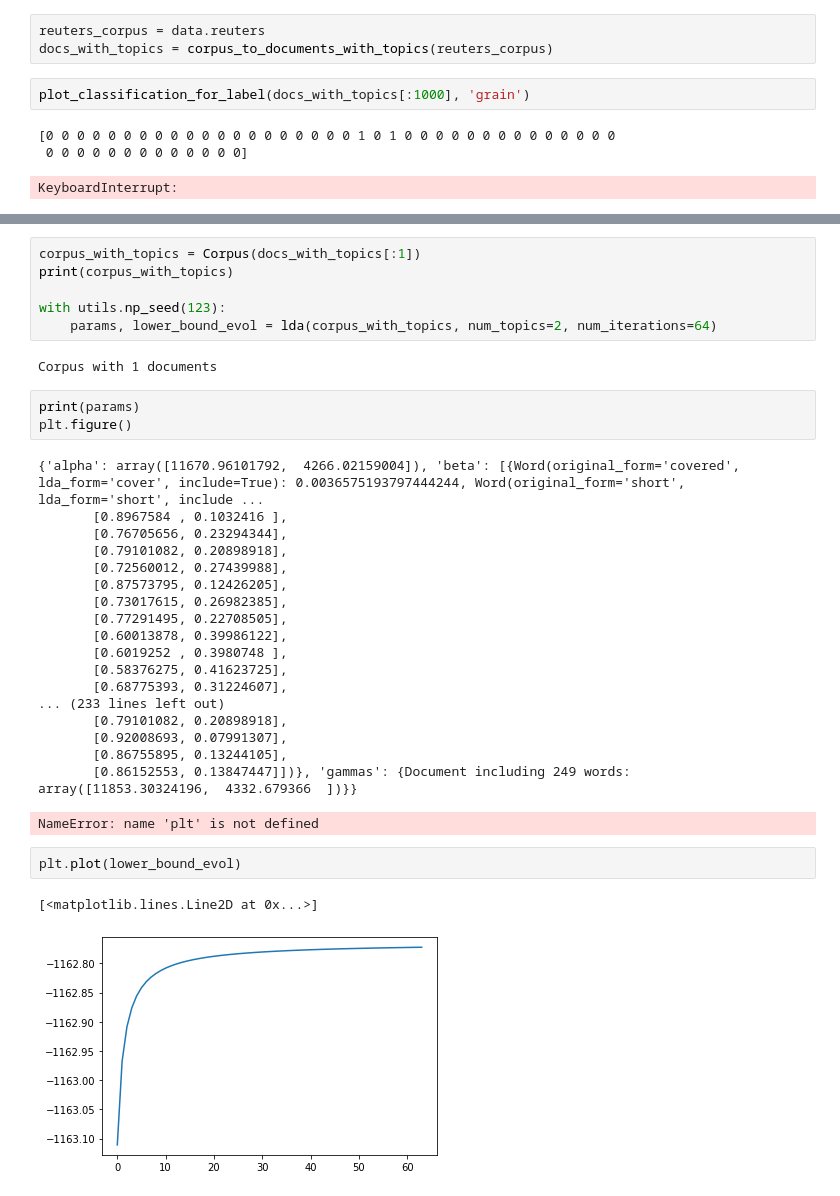
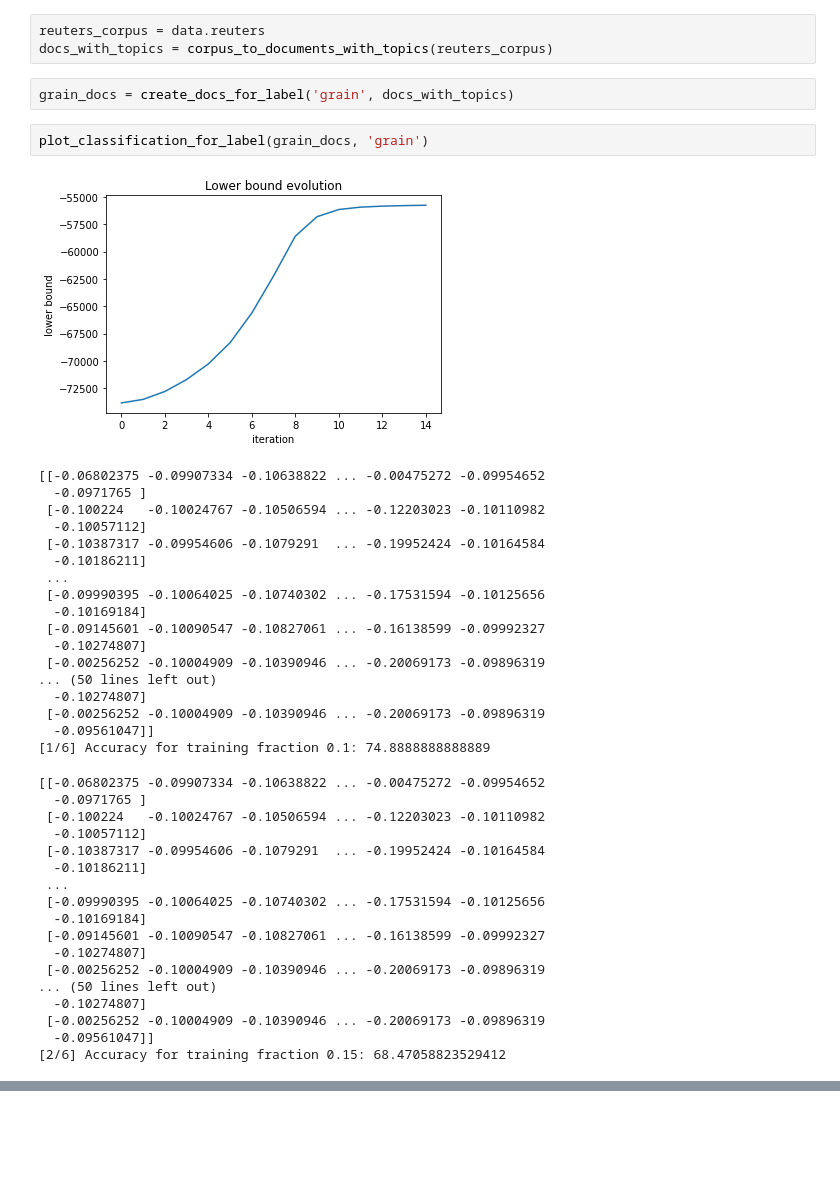
Before and after one commit to annasanchez27/DD2434-advanced-ml, a Jupyter notebook: experiments/classification.ipynb, the cells around one changed output, grey strips where cells are left out. Drawn from its saved outputs; the diff is of its cells as text; blank space fills up the shorter version.

Commit message:
use lda in classification

```diff
--- a/experiments/classification.ipynb
+++ b/experiments/classification.ipynb
@@ -9,9 +10,43 @@ import matplotlib.pyplot as plt
 # %%
 reuters_corpus = data.reuters
 docs_with_topics = corpus_to_documents_with_topics(reuters_corpus)
+# %%
+grain_docs = create_docs_for_label('grain', docs_with_topics)
 # %%
-plot_classification_for_label(docs_with_topics[:1000], 'grain')
+plot_classification_for_label(grain_docs, 'grain')
 # %% [output]
+[figure, added]
-[0 0 0 0 0 0 0 0 0 0 0 0 0 0 0 0 0 0 0 0 1 0 1 0 0 0 0 0 0 0 0 0 0 0 0 0 0
- 0 0 0 0 0 0 0 0 0 0 0 0 0]
+[[-0.06802375 -0.09907334 -0.10638822 ... -0.00475272 -0.09954652
+  -0.0971765 ]
+ [-0.100224   -0.10024767 -0.10506594 ... -0.12203023 -0.10110982
+  -0.10057112]
+ [-0.10387317 -0.09954606 -0.1079291  ... -0.19952424 -0.10164584
+  -0.10186211]
+ ...
+ [-0.09990395 -0.10064025 -0.10740302 ... -0.17531594 -0.10125656
+  -0.10169184]
+ [-0.09145601 -0.10090547 -0.10827061 ... -0.16138599 -0.09992327
+  -0.10274807]
+ [-0.00256252 -0.10004909 -0.10390946 ... -0.20069173 -0.09896319
+... (50 lines left out)
+  -0.10274807]
+ [-0.00256252 -0.10004909 -0.10390946 ... -0.20069173 -0.09896319
+  -0.09561047]]
+[1/6] Accuracy for training fraction 0.1: 74.8888888888889
-KeyboardInterrupt:
+[[-0.06802375 -0.09907334 -0.10638822 ... -0.00475272 -0.09954652
+  -0.0971765 ]
+ [-0.100224   -0.10024767 -0.10506594 ... -0.12203023 -0.10110982
+  -0.10057112]
+ [-0.10387317 -0.09954606 -0.1079291  ... -0.19952424 -0.10164584
+  -0.10186211]
+ ...
+ [-0.09990395 -0.10064025 -0.10740302 ... -0.17531594 -0.10125656
+  -0.10169184]
+ [-0.09145601 -0.10090547 -0.10827061 ... -0.16138599 -0.09992327
+  -0.10274807]
+ [-0.00256252 -0.10004909 -0.10390946 ... -0.20069173 -0.09896319
+... (50 lines left out)
+  -0.10274807]
+ [-0.00256252 -0.10004909 -0.10390946 ... -0.20069173 -0.09896319
+  -0.09561047]]
+[2/6] Accuracy for training fraction 0.15: 68.47058823529412
@@ -18,35 +121,0 @@ KeyboardInterrupt:
-# %%
-corpus_with_topics = Corpus(docs_with_topics[:1])
-print(corpus_with_topics)
-
-with utils.np_seed(123):
-    params, lower_bound_evol = lda(corpus_with_topics, num_topics=2, num_iterations=64)
-# %% [output]
-Corpus with 1 documents
-# %%
-print(params)
-plt.figure()
-# %% [output]
-{'alpha': array([11670.96101792,  4266.02159004]), 'beta': [{Word(original_form='covered', lda_form='cover', include=True): 0.0036575193797444244, Word(original_form='short', lda_form='short', include ...
-       [0.8967584 , 0.1032416 ],
-       [0.76705656, 0.23294344],
-       [0.79101082, 0.20898918],
-       [0.72560012, 0.27439988],
-       [0.87573795, 0.12426205],
-       [0.73017615, 0.26982385],
-       [0.77291495, 0.22708505],
-       [0.60013878, 0.39986122],
-       [0.6019252 , 0.3980748 ],
-       [0.58376275, 0.41623725],
-       [0.68775393, 0.31224607],
-... (233 lines left out)
-       [0.79101082, 0.20898918],
-       [0.92008693, 0.07991307],
-       [0.86755895, 0.13244105],
-       [0.86152553, 0.13847447]])}, 'gammas': {Document including 249 words: array([11853.30324196,  4332.679366  ])}}
-NameError: name 'plt' is not defined
-# %%
-plt.plot(lower_bound_evol)
-# %% [output]
-[<matplotlib.lines.Line2D at 0x...>]
-[figure, removed]
```
Also changed, not shown: parts of 19 cells of this notebook, 5 other files.
